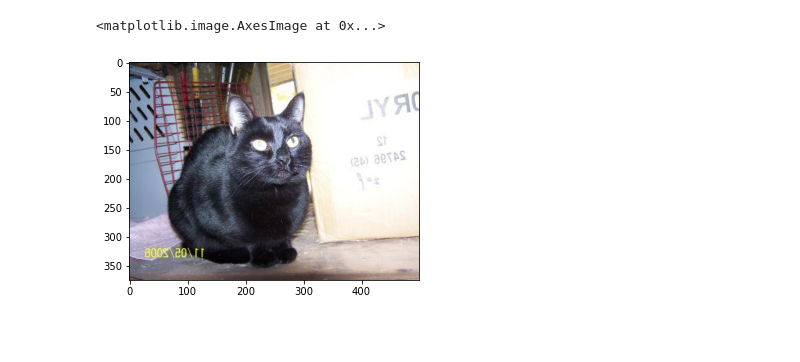
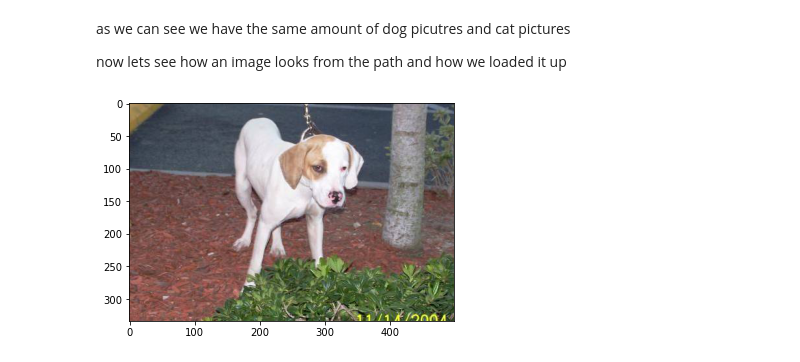
Before and after one commit to LiorBreitman8234/ML_SEM2, a Jupyter notebook: Cats_Dogs.ipynb, the cells around one changed output. Cells and saved outputs as stored; diff of their text form; code cells hidden in the pictures; blank space fills up the shorter version.

```diff
--- a/Cats_Dogs.ipynb
+++ b/Cats_Dogs.ipynb
@@ -13,5 +17,5 @@ warnings.filterwarnings('ignore')
 # %%
-path = "C:\\Users\\magshimim\\Desktop\\jupiter\\cats-dogs\\train"
+path = "D:\\ML_SEM2\\train"
 train_path = []
 for file in os.listdir(path):
     train_path.append(path + "\\"+file)
@@ -18,8 +52,11 @@ for file in os.listdir(path):
+# %% [markdown]
+as we can see we have the same amount of dog picutres and cat pictures
+
+now lets see how an image looks from the path and how we loaded it up
 # %%
-image = cv2.imread(train_path[8])
-im = cv2.cvtColor(image,cv2.COLOR_BGR2RGB)
-im = cv2.flip(im,1)
-plt.imshow(im)
+index = random.randint(0,24999)
+image = cv2.imread(train_path[index])
+image = cv2.cvtColor(image, cv2.COLOR_BGR2RGB)
+plt.imshow(image);
 # %% [output]
-<matplotlib.image.AxesImage at 0x...>
-[figure, old version]
+[figure, new version]
```
Also changed, not shown: parts of 23 cells of this notebook, 2 other files.
